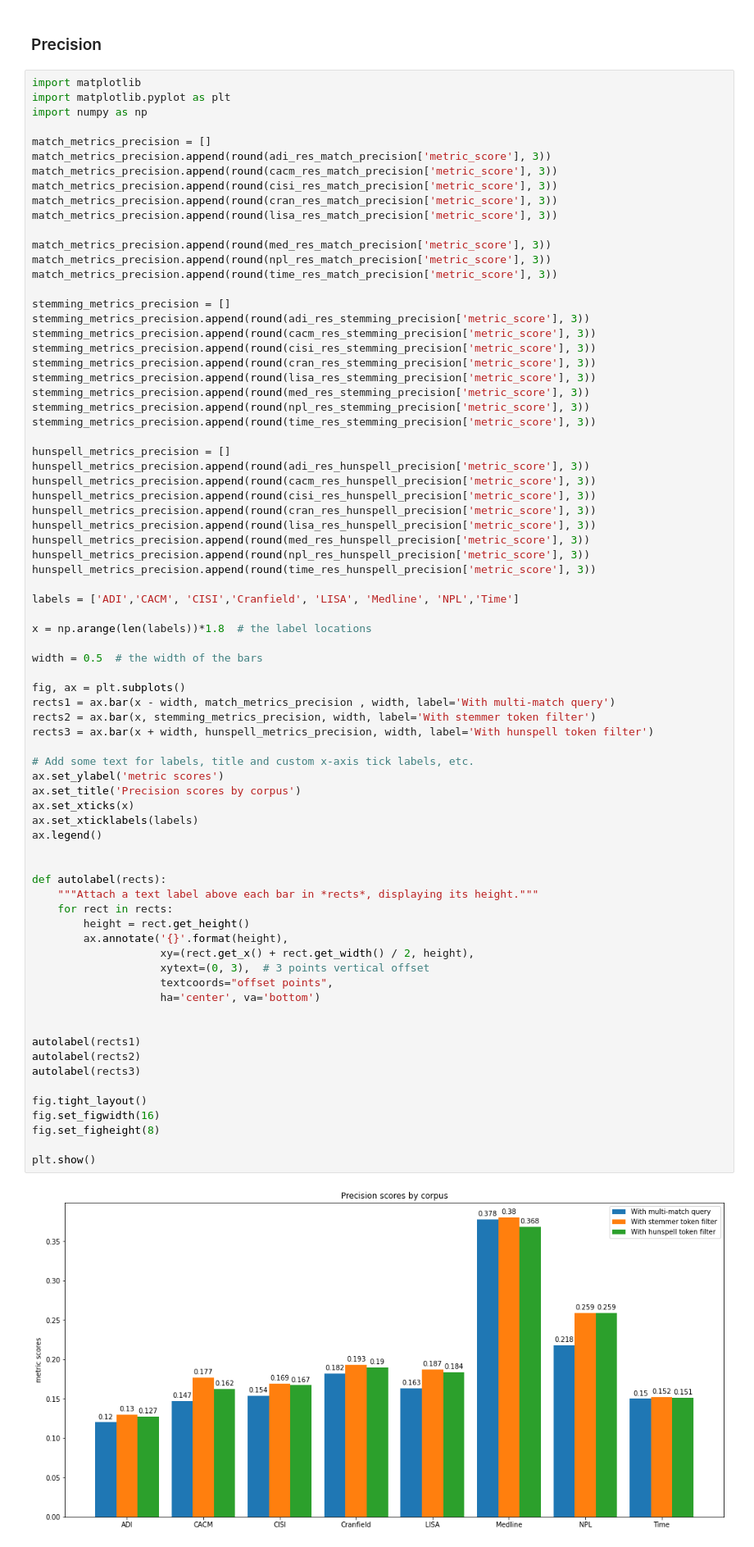
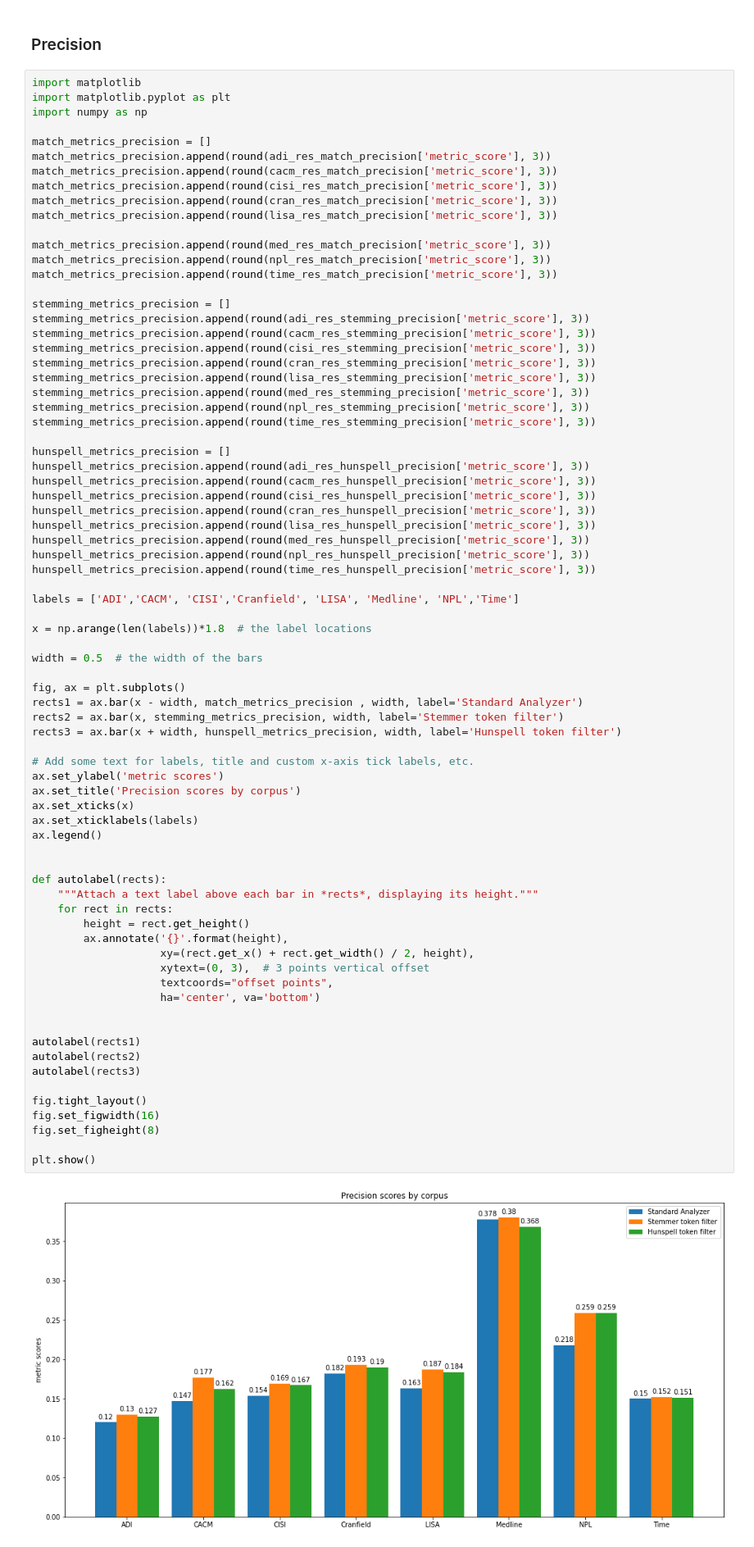
Before and after one commit to pragmalingu/experiments, a Jupyter notebook: 01_Stemming/Evaluation/Comparison_Stemming_vs_Standard_Search.ipynb, the cells around one changed output. Shown at 82% size. Cells and saved outputs as stored; diff of their text form.

```diff
--- a/01_Stemming/Evaluation/Comparison_Stemming_vs_Standard_Search.ipynb
+++ b/01_Stemming/Evaluation/Comparison_Stemming_vs_Standard_Search.ipynb
@@ -1470,40 +1391,40 @@ x = np.arange(len(labels))*1.8  # the label locations
 width = 0.5  # the width of the bars
 
 fig, ax = plt.subplots()
-rects1 = ax.bar(x - width, match_metrics_precision , width, label='With multi-match query')
-rects2 = ax.bar(x, stemming_metrics_precision, width, label='With stemmer token filter')
-rects3 = ax.bar(x + width, hunspell_metrics_precision, width, label='With hunspell token filter')
+rects1 = ax.bar(x - width, match_metrics_precision , width, label='Standard Analyzer')
+rects2 = ax.bar(x, stemming_metrics_precision, width, label='Stemmer token filter')
+rects3 = ax.bar(x + width, hunspell_metrics_precision, width, label='Hunspell token filter')
 
 # Add some text for labels, title and custom x-axis tick labels, etc.
 ax.set_ylabel('metric scores')
 ax.set_title('Precision scores by corpus')
 ax.set_xticks(x)
 ax.set_xticklabels(labels)
 ax.legend()
 
 
 def autolabel(rects):
     """Attach a text label above each bar in *rects*, displaying its height."""
     for rect in rects:
         height = rect.get_height()
         ax.annotate('{}'.format(height),
                     xy=(rect.get_x() + rect.get_width() / 2, height),
                     xytext=(0, 3),  # 3 points vertical offset
                     textcoords="offset points",
                     ha='center', va='bottom')
 
 
 autolabel(rects1)
 autolabel(rects2)
 autolabel(rects3)
 
 fig.tight_layout()
 fig.set_figwidth(16)
 fig.set_figheight(8)
 
 plt.show()
 # %% [output]
-[figure, old version]
+[figure, new version]
 # %%
 from tabulate import tabulate
 
```
Also changed, not shown: parts of 29 cells of this notebook.
